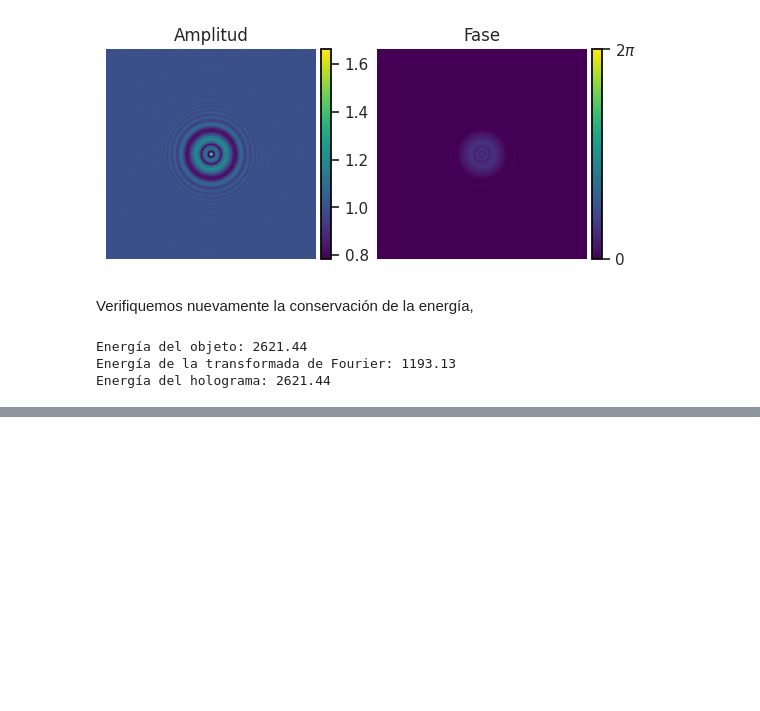
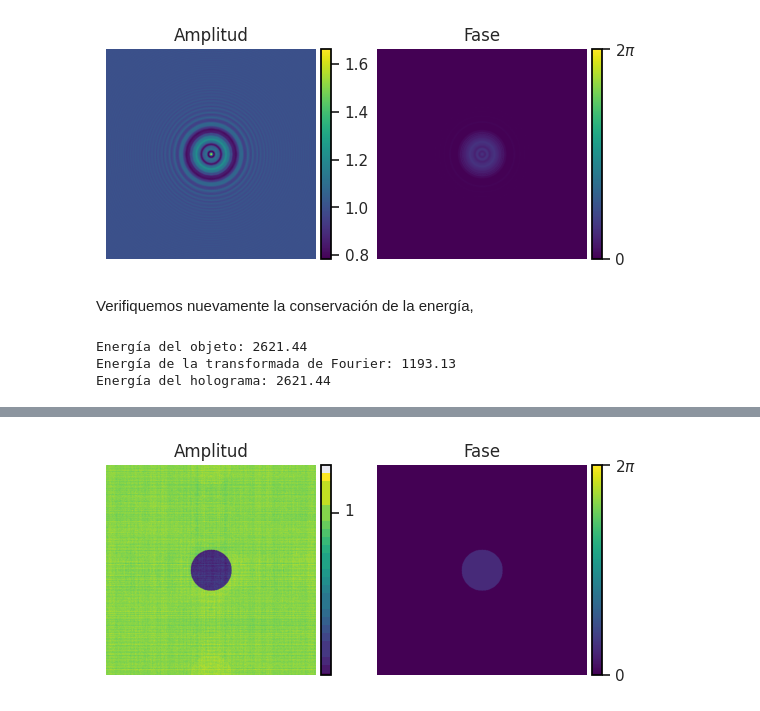
Before and after one commit to VelasquezE/FourierOptics_assignments, a Jupyter notebook: talleres/Proyecto/inline_hologram.ipynb, the cells around one changed output, grey strips where cells are left out. Saved outputs shown, nothing was run; the diff lists cells and outputs as text; code cells hidden in the pictures; blank space fills up the shorter version.

```diff
--- a/talleres/Proyecto/inline_hologram.ipynb
+++ b/talleres/Proyecto/inline_hologram.ipynb
@@ -318,0 +362,11 @@ Energía del holograma: 2621.44
+# %%
+fx, fy = np.meshgrid(f, f)
+inverse_propagator = H(fx, fy, distance, is_inverse = True)
+reconstruction = fftshift(ifft2(ifftshift(fft_hologram * inverse_propagator))) / dx**2
+# %%
+fig, ax1, ax2, amplitude, phase, amplitude_cb, phase_cb = plot_complex_visualization(1 + reconstruction, is_log_scale = False)
+amplitude_cb.set_ticks([1])
+
+plt.savefig(f"{register_folder}/reconstruction.svg", dpi = 400, bbox_inches = "tight")
+# %% [output]
+[figure, added]
```
Also changed, not shown: parts of 14 cells of this notebook.
